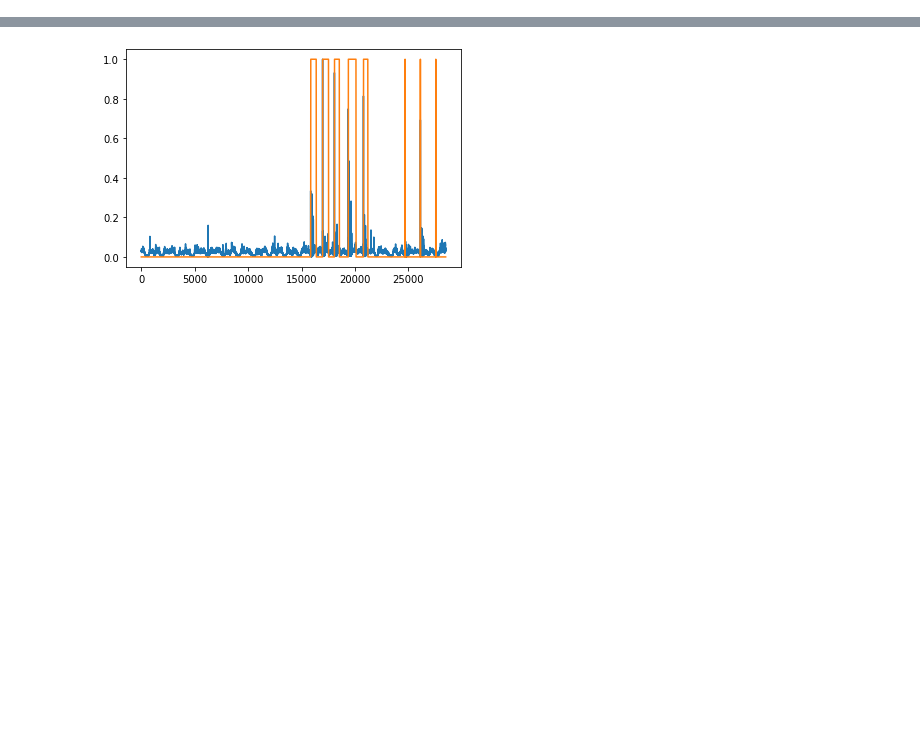
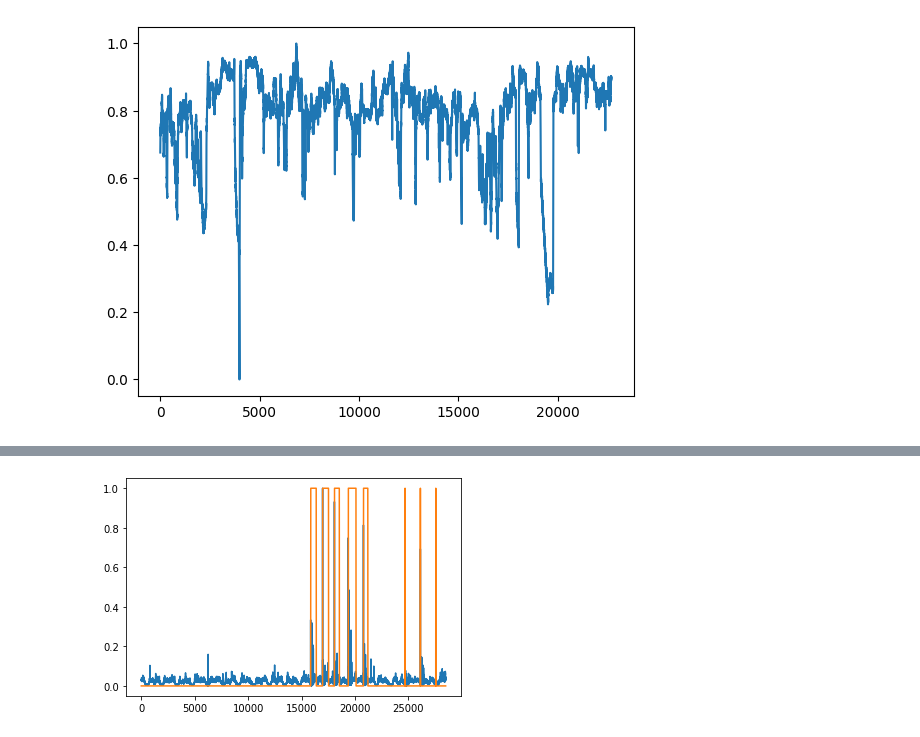
Before and after one commit to UO264808/TranAD, a Jupyter notebook: test_data.ipynb, the cells around one changed output, grey strips where cells are left out. Drawn from its saved outputs; the diff is of its cells as text; code cells hidden in the pictures; blank space fills up the shorter version.

```diff
--- a/test_data.ipynb
+++ b/test_data.ipynb
@@ -10,3 +10,23 @@ data = pd.read_csv(src, names=['anomaly'])
 labels = np.load(os.getcwd() + "/labelsFinal.npy")
 thresholds = np.load(os.getcwd() + "/thresholds.npy")
 thresholds_sg = np.load(os.getcwd() + "/thresholds_sg.npy")
+# %%
+nab_machine_lbl = os.getcwd() + "/processed/NAB/machine_temperature_system_failure_labels.npy"
+nab_machine_test = os.getcwd() + "/processed/NAB/machine_temperature_system_failure_test.npy"
+nab_machine_train = os.getcwd() + "/processed/NAB/machine_temperature_system_failure_train.npy"
+nab_ambient_lbl = os.getcwd() + "/processed/NAB/ambient_temperature_system_failure_labels.npy"
+nab_ambient_test = os.getcwd() + "/processed/NAB/ambient_temperature_system_failure_test.npy"
+nab_ambient_train = os.getcwd() + "/processed/NAB/ambient_temperature_system_failure_train.npy"
+nab_latency_lbl = os.getcwd() + "/processed/NAB/ec2_request_latency_system_failure_labels.npy"
+nab_latency_test = os.getcwd() + "/processed/NAB/ec2_request_latency_system_failure_test.npy"
+nab_latency_train = os.getcwd() + "/processed/NAB/ec2_request_latency_system_failure_train.npy"
+
+machine_lbl = np.load(nab_machine_lbl)
+machine_test = np.load(nab_machine_test)
+machine_train = np.load(nab_machine_train)
+ambient_lbl = np.load(nab_ambient_lbl)
+ambient_test = np.load(nab_ambient_test)
+ambient_train = np.load(nab_ambient_train)
+latency_lbl = np.load(nab_latency_lbl)
+latency_test = np.load(nab_latency_test)
+latency_train = np.load(nab_latency_train)
@@ -12,0 +49,7 @@ thresholds_sg = np.load(os.getcwd() + "/thresholds_sg.npy")
+# %%
+import matplotlib.pyplot as plt
+plt.plot(machine_train)
+#plt.plot(machine_lbl)
+plt.show()
+# %% [output]
+[figure, added]
```
Also changed, not shown: parts of 7 cells of this notebook, 1 other file.
